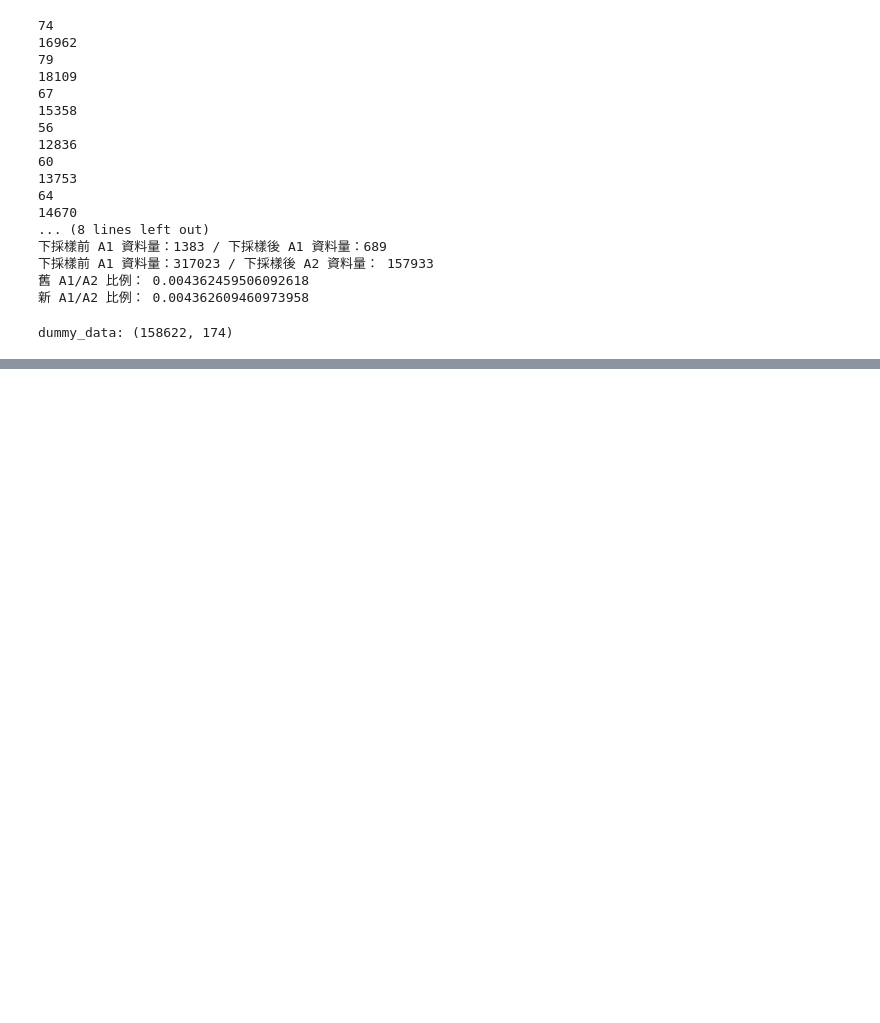
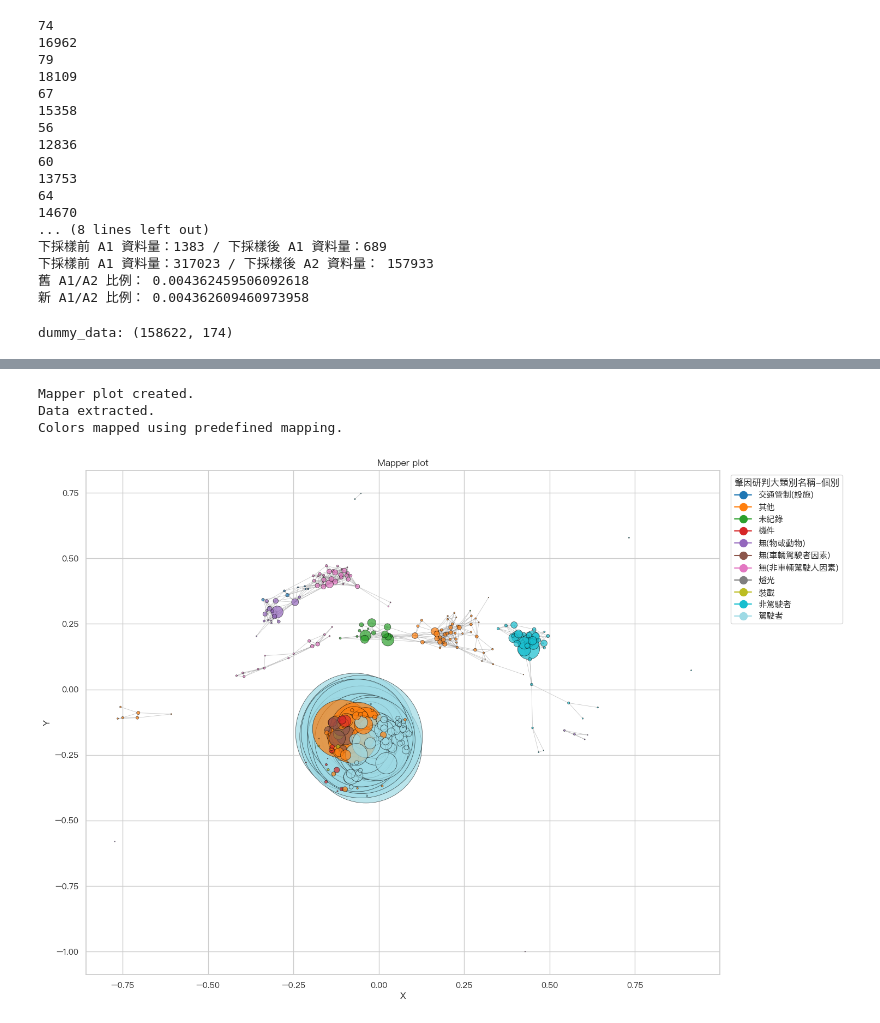
Before and after one commit to kennywang112/TrafficTDApython, a Jupyter notebook: Version3/Grid_plot.ipynb, the cells around one changed output, grey strips where cells are left out. Drawn from its saved outputs; the diff is of its cells as text; code cells hidden in the pictures; blank space fills up the shorter version.

```diff
--- a/Version3/Grid_plot.ipynb
+++ b/Version3/Grid_plot.ipynb
@@ -27,6 +27,8 @@ from Version3.tdamapper.plot import MapperLayoutInteractive
 from utils_v3 import *
 from functions import *
 
+myfont = FontProperties(fname=r"/System/Library/Fonts/PingFang.ttc")
+sns.set(style="whitegrid", font=myfont.get_name())
 
 os.chdir('/Users/wangqiqian/Desktop/TrafficTDApython/')
 # os.chdir('C:/Users/USER/Desktop/TrafficTDApython/')
@@ -310,0 +328,11 @@ color_mapping_fixed = {category: color_palette(i) for i, category in enumerate(u
+# %%
+mapper_plotter = MapperPlotter(detailed_results_df['mapper_info'].iloc[1][0], rbind_data, detailed_results_df)
+mapper_plotter.create_mapper_plot(choose, most_common_encoded_label)
+mapper_plotter.extract_data()
+mapper_plotter.map_colors(choose, color_mapping_fixed)
+mapper_plotter.plot(choose, unique_categories, color_palette, avg=False, set_label=True)
+# %% [output]
+Mapper plot created.
+Data extracted.
+Colors mapped using predefined mapping.
+[figure, added]
```
Also changed, not shown: parts of 3 cells of this notebook, 1 other file.
